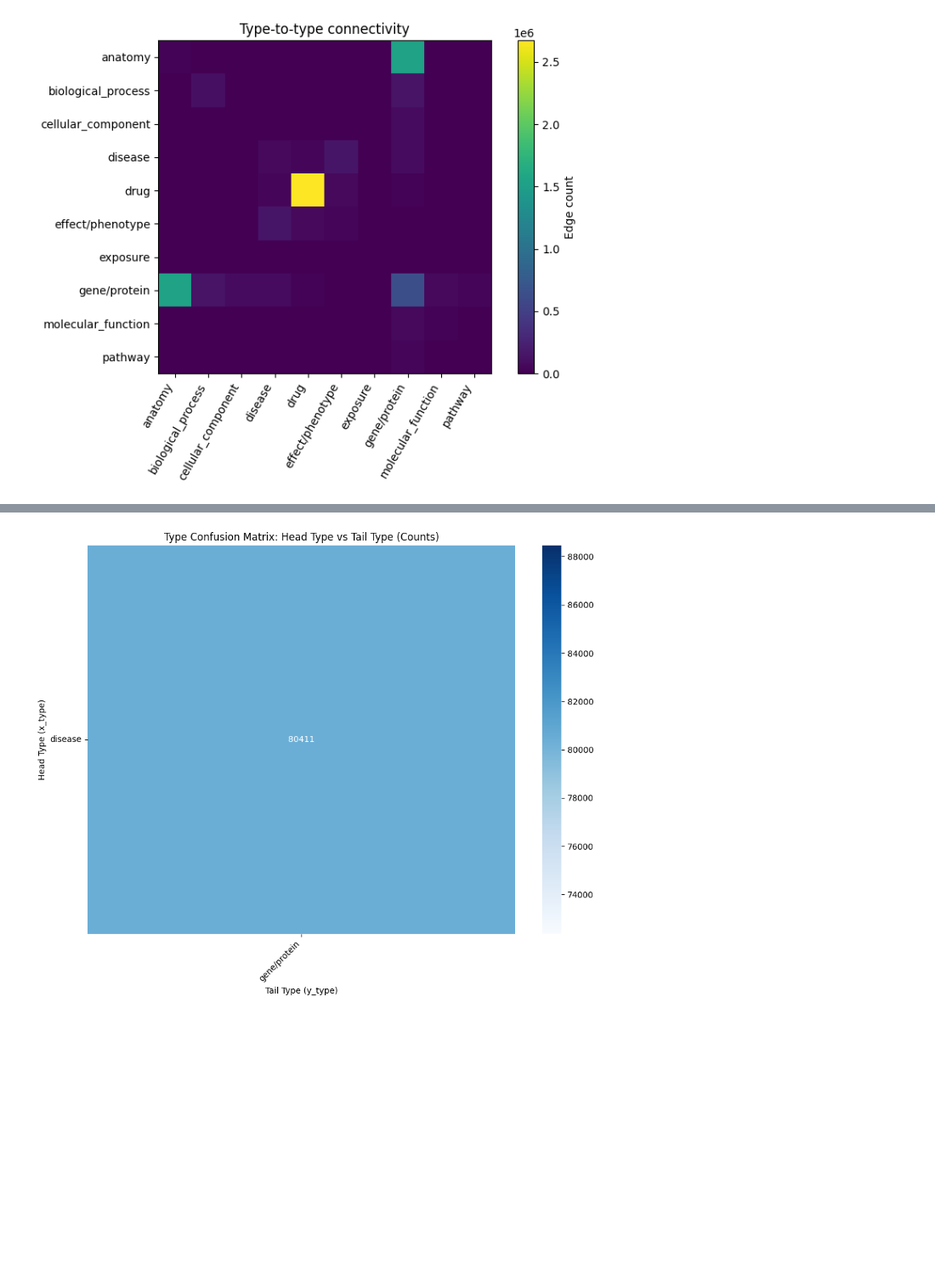
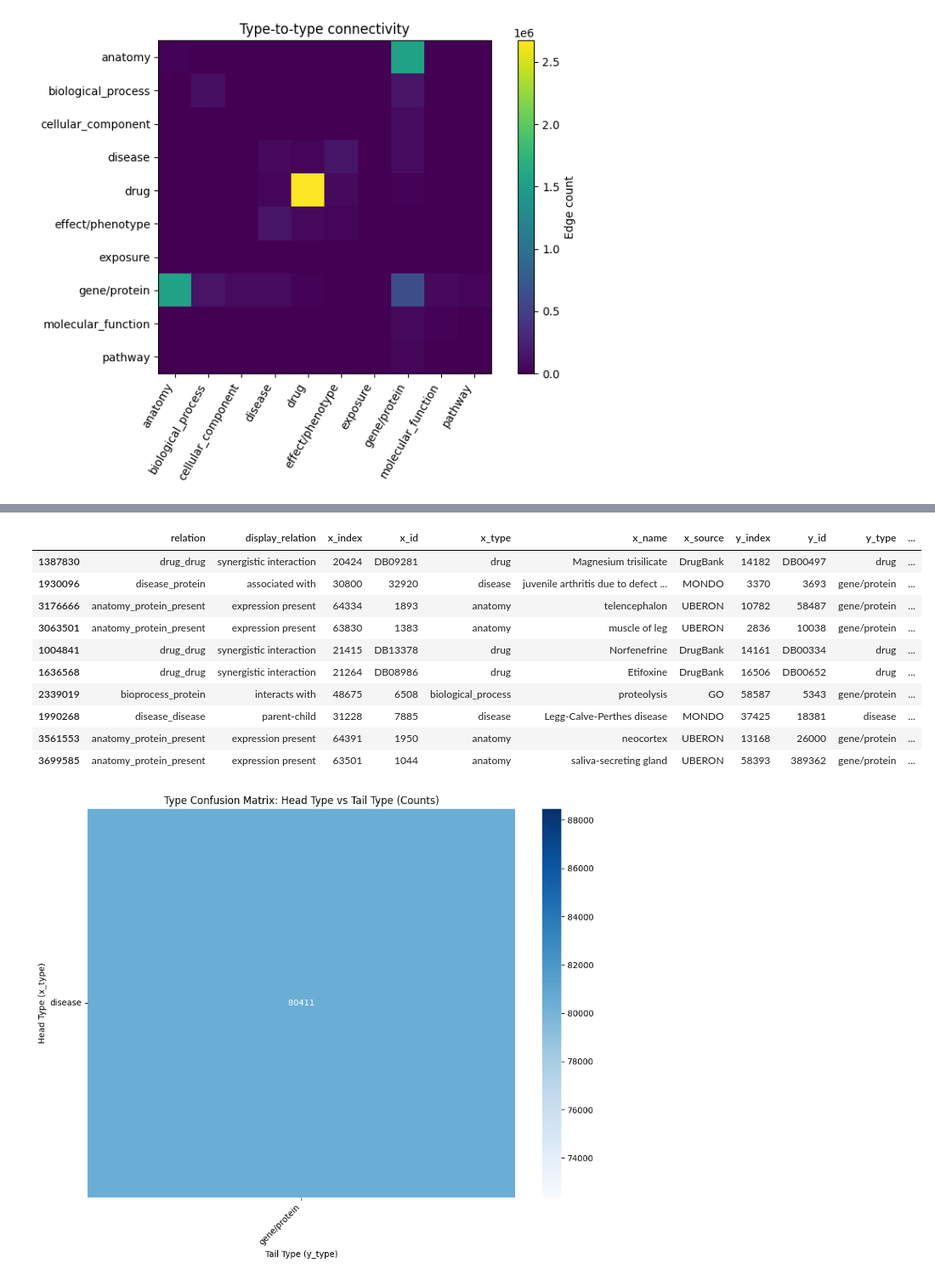
Before and after one commit to wittmajerd/Disease-Gene-Prioritization-Project, a Jupyter notebook: analysis/KG_analysis.ipynb, the cells around one changed output, grey strips where cells are left out. Shown at 85% size. Cells and saved outputs as stored; diff of their text form; code cells hidden in the pictures; blank space fills up the shorter version.

```diff
--- a/analysis/KG_analysis.ipynb
+++ b/analysis/KG_analysis.ipynb
@@ -529,3 +577,17 @@ kg_filtered_df = pd.read_csv("c:/diploma/Disease-Gene-Prioritization-Project/pri
+# %%
+kg_filtered_df.sample(10, random_state=253851)
+# %% [output]
+|  | relation | display_relation | x_index | x_id | x_type | x_name | x_source | y_index | y_id | y_type | ... |
+| 1387830 | drug_drug | synergistic interaction | 20424 | DB09281 | drug | Magnesium trisilicate | DrugBank | 14182 | DB00497 | drug | ... |
+| 1930096 | disease_protein | associated with | 30800 | 32920 | disease | juvenile arthritis due to defect ... | MONDO | 3370 | 3693 | gene/protein | ... |
+| 3176666 | anatomy_protein_present | expression present | 64334 | 1893 | anatomy | telencephalon | UBERON | 10782 | 58487 | gene/protein | ... |
+| 3063501 | anatomy_protein_present | expression present | 63830 | 1383 | anatomy | muscle of leg | UBERON | 2836 | 10038 | gene/protein | ... |
+| 1004841 | drug_drug | synergistic interaction | 21415 | DB13378 | drug | Norfenefrine | DrugBank | 14161 | DB00334 | drug | ... |
+| 1636568 | drug_drug | synergistic interaction | 21264 | DB08986 | drug | Etifoxine | DrugBank | 16506 | DB00652 | drug | ... |
+| 2339019 | bioprocess_protein | interacts with | 48675 | 6508 | biological_process | proteolysis | GO | 58587 | 5343 | gene/protein | ... |
+| 1990268 | disease_disease | parent-child | 31228 | 7885 | disease | Legg-Calve-Perthes disease | MONDO | 37425 | 18381 | disease | ... |
+| 3561553 | anatomy_protein_present | expression present | 64391 | 1950 | anatomy | neocortex | UBERON | 13168 | 26000 | gene/protein | ... |
+| 3699585 | anatomy_protein_present | expression present | 63501 | 1044 | anatomy | saliva-secreting gland | UBERON | 58393 | 389362 | gene/protein | ... |
 # %%
 node_types = ["disease", "gene/protein"]
 relation_types = None # ["disease_protein"]
```
Also changed, not shown: parts of 3 cells of this notebook, 2 other files.
